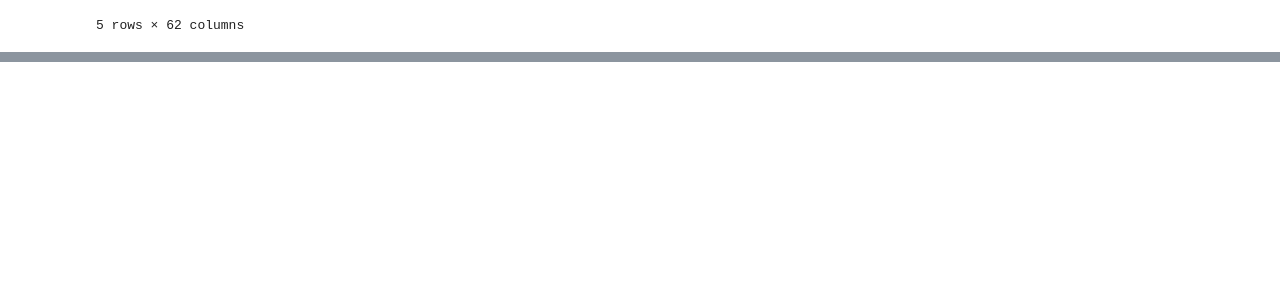
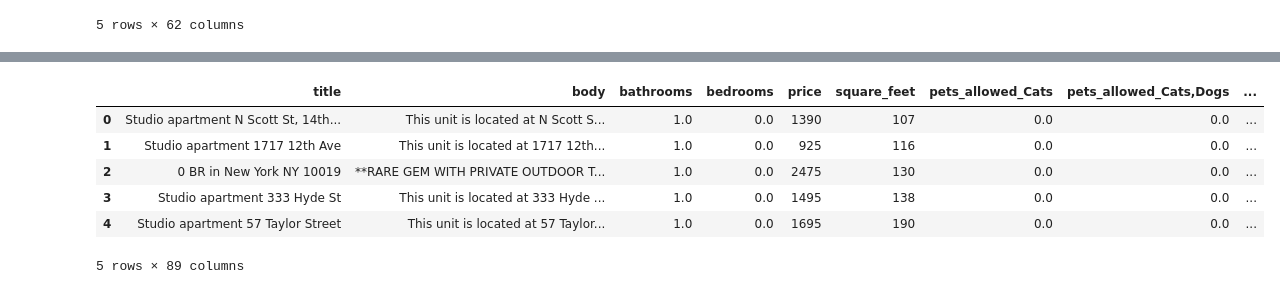
Before and after one commit to JoseEdSouza/machine-learning-works, a Jupyter notebook: rent/eda.ipynb, the cells around one changed output, grey strips where cells are left out. Cells and saved outputs as stored; diff of their text form; code cells hidden in the pictures; blank space fills up the shorter version.

```diff
--- a/rent/eda.ipynb
+++ b/rent/eda.ipynb
@@ -284,0 +321,27 @@ rent.head()
+# %%
+def multi_label_binarize_column(df: pd.DataFrame, column: str) -> pd.DataFrame:
+    """
+    Multi-label binarize a given column in the dataframe.
+    The column is expected to contain lists of values.
+    The function returns the dataframe with the multi-label binarized column.
+    """
+    df = df.copy()
+
+    mlb = MultiLabelBinarizer(sparse_output=False)
+
+    encoded = mlb.fit_transform(df[column])
+    encoded_df = pd.DataFrame(encoded, columns=mlb.classes_, index=df.index)
+    df = df.join(encoded_df)
+    df = df.drop(columns=column)
+    return df
+# %%
+rent = multi_label_binarize_column(rent, column="amenities")
+rent.head()
+# %% [output]
+|  | title | body | bathrooms | bedrooms | price | square_feet | pets_allowed_Cats | pets_allowed_Cats,Dogs | ... |
+| 0 | Studio apartment N Scott St, 14th... | This unit is located at N Scott S... | 1.0 | 0.0 | 1390 | 107 | 0.0 | 0.0 | ... |
+| 1 | Studio apartment 1717 12th Ave | This unit is located at 1717 12th... | 1.0 | 0.0 | 925 | 116 | 0.0 | 0.0 | ... |
+| 2 | 0 BR in New York NY 10019 | **RARE GEM WITH PRIVATE OUTDOOR T... | 1.0 | 0.0 | 2475 | 130 | 0.0 | 0.0 | ... |
+| 3 | Studio apartment 333 Hyde St | This unit is located at 333 Hyde ... | 1.0 | 0.0 | 1495 | 138 | 0.0 | 0.0 | ... |
+| 4 | Studio apartment 57 Taylor Street | This unit is located at 57 Taylor... | 1.0 | 0.0 | 1695 | 190 | 0.0 | 0.0 | ... |
+5 rows × 89 columns
```
Also changed, not shown: parts of 10 cells of this notebook.
